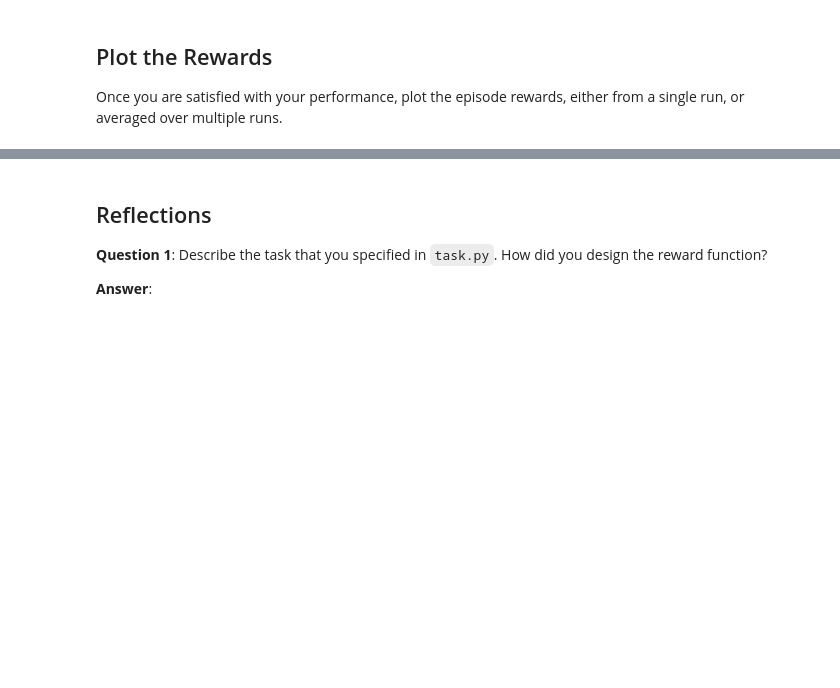
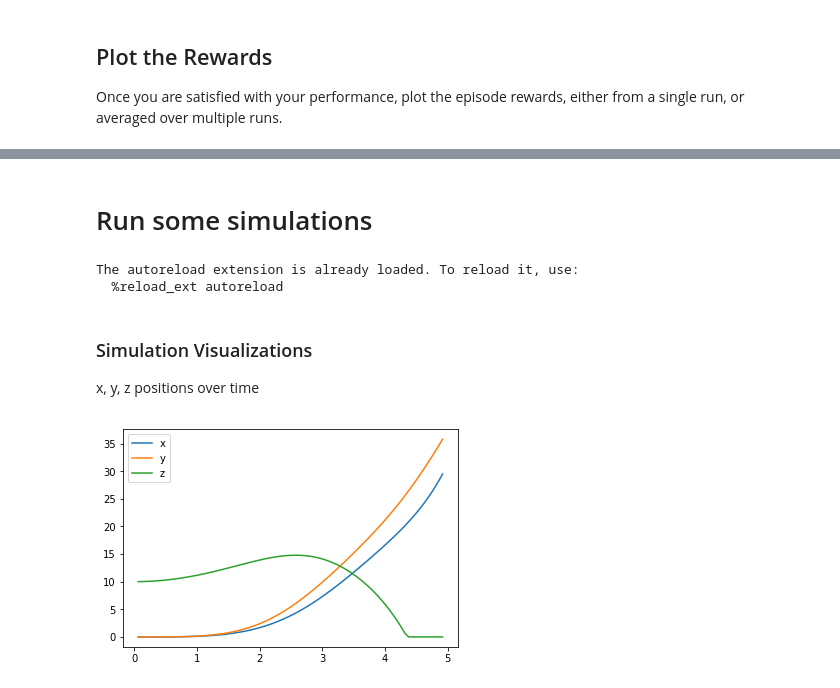
Before and after one commit to srinivascreddy/RLQuadcopter, a Jupyter notebook: Quadcopter_Project.ipynb, the cells around one changed output, grey strips where cells are left out. Drawn from its saved outputs; the diff is of its cells as text; code cells hidden in the pictures; blank space fills up the shorter version.

Commit message:
submit final writeup

```diff
--- a/Quadcopter_Project.ipynb
+++ b/Quadcopter_Project.ipynb
@@ -311,6 +291,54 @@ plt.plot(reward_hist)
-# %% [markdown]
-## Reflections
-
-**Question 1**: Describe the task that you specified in `task.py`.  How did you design the reward function?
-
-**Answer**:
+# %% [markdown]
+# Run some simulations
+# %%
+%load_ext autoreload
+%autoreload 2
+
+import csv
+import numpy as np
+from task import Task
+
+file_output = 'data_rla.csv'                         # file name for saved results
+
+# Setup
+task = Task(init_pose, init_velocities, init_angle_velocities, runtime)
+agent = RLA(task)
+done = False
+labels = ['time', 'x', 'y', 'z', 'phi', 'theta', 'psi', 'x_velocity',
+          'y_velocity', 'z_velocity', 'phi_velocity', 'theta_velocity',
+          'psi_velocity', 'rotor_speed1', 'rotor_speed2', 'rotor_speed3', 'rotor_speed4']
+results = {x : [] for x in labels}
+num_episodes = 10
+
+# Run the simulation, and save the results.
+with open(file_output, 'w') as csvfile:
+    writer = csv.writer(csvfile)
+    writer.writerow(labels)
+    state = agent.reset_episode()
+    for i in range(num_episodes):
+        while True:
+            rotor_speeds = agent.act(state)
+            _, _, done = task.step(rotor_speeds)
+            to_write = [task.sim.time] + list(task.sim.pose) + list(task.sim.v) + list(task.sim.angular_v) + list(rotor_speeds)
+            for j in range(len(labels)):
+                results[labels[j]].append(to_write[j])
+            writer.writerow(to_write)
+            if done:
+                break
+# %% [output]
+The autoreload extension is already loaded. To reload it, use:
+  %reload_ext autoreload
+# %% [markdown]
+### Simulation Visualizations
+x, y, z positions over time
+# %%
+import matplotlib.pyplot as plt
+%matplotlib inline
+
+plt.plot(results['time'], results['x'], label='x')
+plt.plot(results['time'], results['y'], label='y')
+plt.plot(results['time'], results['z'], label='z')
+plt.legend()
+_ = plt.ylim()
+# %% [output]
+[figure, added]
```
Also changed, not shown: parts of 26 cells of this notebook, 5 other files.
